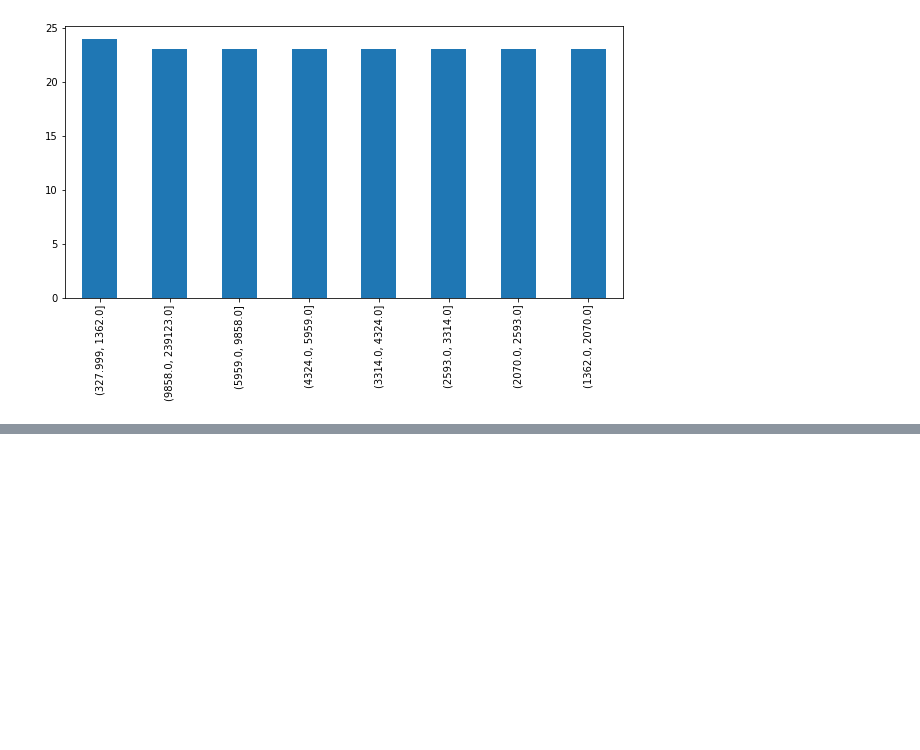
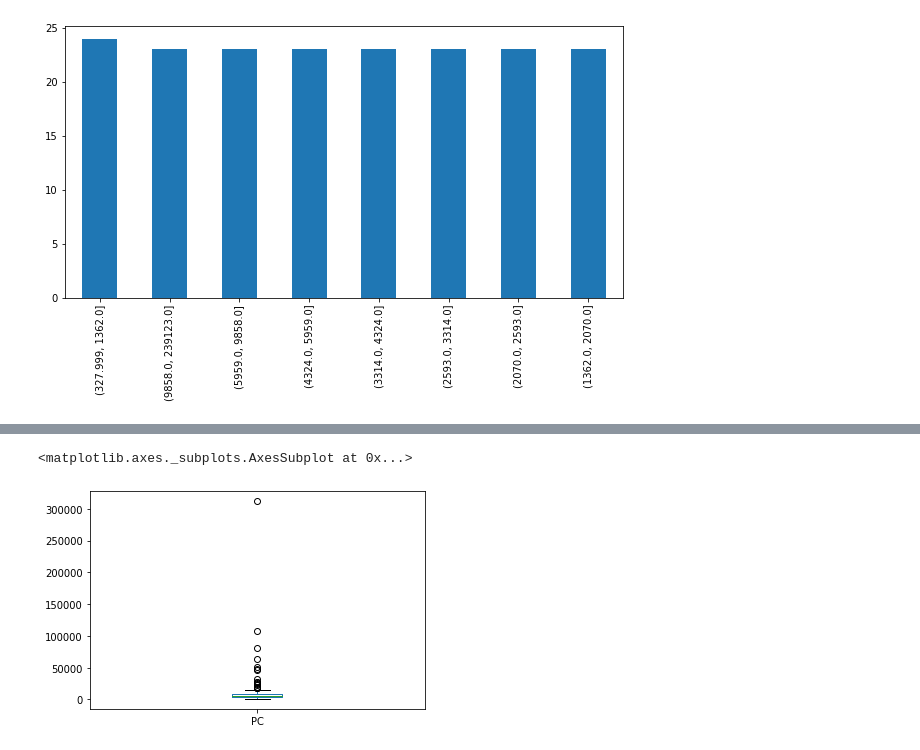
Before and after one commit to VictorMarques94/IntCD, a Jupyter notebook: ProjetoCD.ipynb, the cells around one changed output, grey strips where cells are left out. Cells and saved outputs as stored; diff of their text form; code cells hidden in the pictures; blank space fills up the shorter version.

```diff
--- a/ProjetoCD.ipynb
+++ b/ProjetoCD.ipynb
@@ -336,0 +441,5 @@ counts.plot.bar(figsize=(10,5))
+# %%
+base['PC'].plot.box()
+# %% [output]
+<matplotlib.axes._subplots.AxesSubplot at 0x...>
+[figure, added]
```
Also changed, not shown: parts of 52 cells of this notebook.
